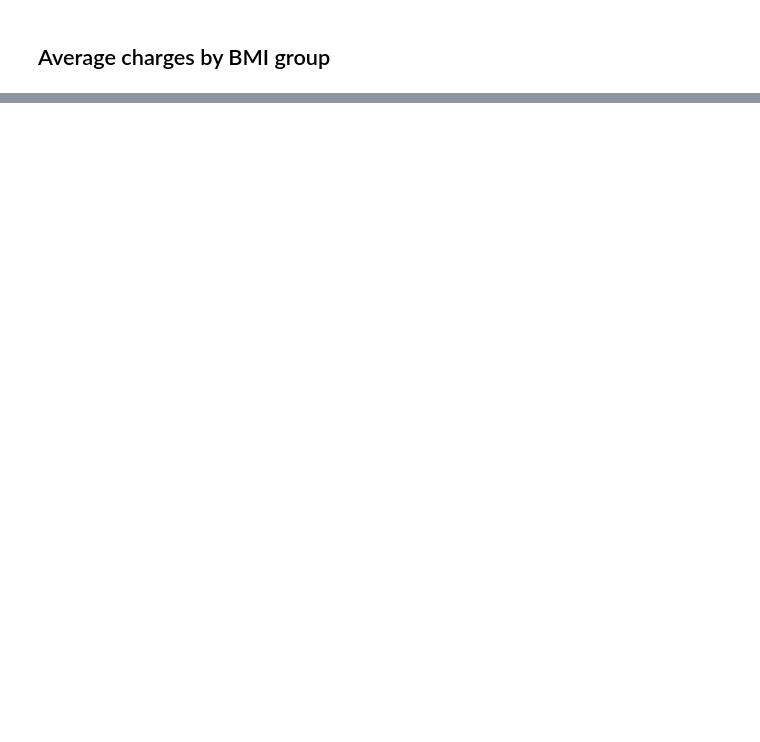
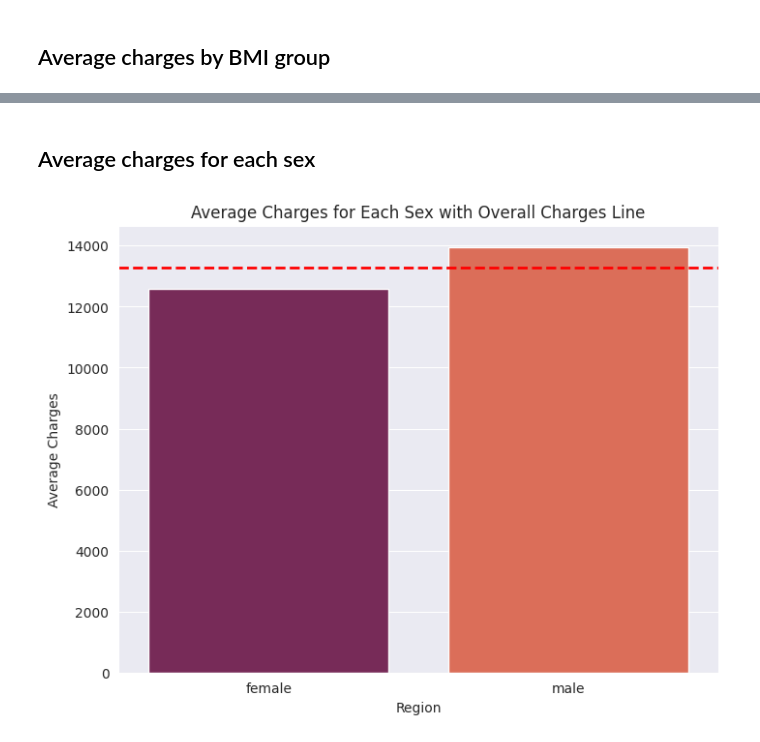
Before and after one commit to Vasyl-Poremchuk/us-medical-insurance-costs, a Jupyter notebook: us_medical_insurance_costs.ipynb, the cells around one changed output, grey strips where cells are left out. Cells and saved outputs as stored; diff of their text form; code cells hidden in the pictures; blank space fills up the shorter version.

Commit message:
Install new packages & add barplots

```diff
--- a/us_medical_insurance_costs.ipynb
+++ b/us_medical_insurance_costs.ipynb
@@ -309,0 +403,25 @@ print(average_charges_by_bmi_group)
+# %% [markdown]
+## Average charges for each sex
+# %%
+plt.figure(figsize=(8, 6))
+sns.barplot(
+    x="Sex",
+    y="Charges",
+    data=average_charges_by_sex,
+    hue="Sex",
+    palette="rocket",
+)
+plt.axhline(
+    average_charges,
+    color="red",
+    linestyle="dashed",
+    linewidth=2,
+    label="Overall Average Charges",
+)
+plt.title("Average Charges for Each Sex with Overall Charges Line")
+plt.xlabel("Region")
+plt.ylabel("Average Charges")
+
+plt.show()
+# %% [output]
+[figure, added]
```
Also changed, not shown: parts of 35 cells of this notebook, 1 other file.
